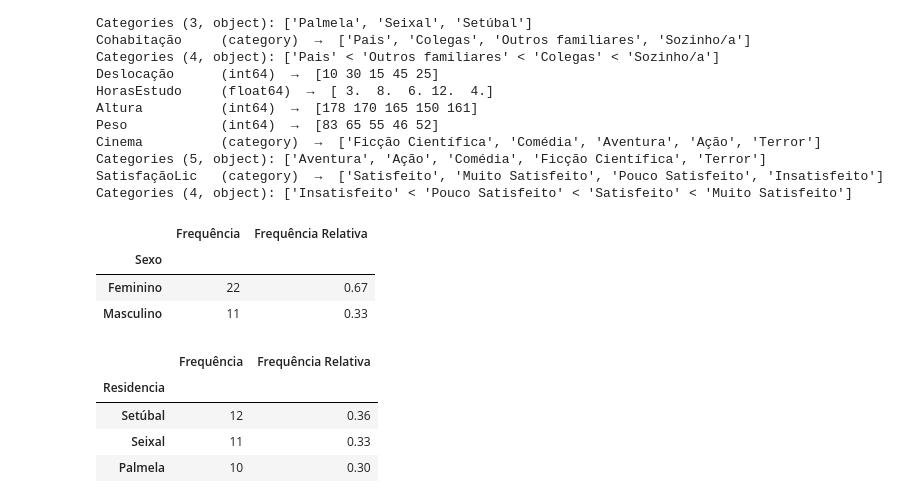
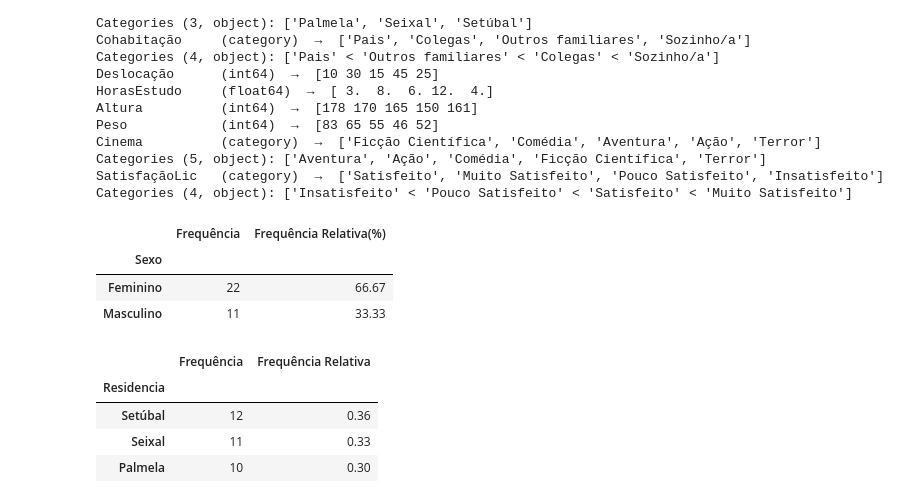
Before and after one commit to RuiRodrigues-lab/DataScienceFE, a Jupyter notebook: CP2.ipynb, the cells around one changed output. Drawn from its saved outputs; the diff is of its cells as text; code cells hidden in the pictures.

```diff
--- a/CP2.ipynb
+++ b/CP2.ipynb
@@ -117,11 +149,11 @@ Categories (4, object): ['Insatisfeito' < 'Pouco Satisfeito' < 'Satisfeito' < 'M
 # %%
 #Tabela Sexo
 freq_abs = df["Sexo"].value_counts() #Frequencias Absolutas
-freq_rel = df["Sexo"].value_counts(normalize=True).round(2) #Frequencias Relativas
+freq_rel = df["Sexo"].value_counts(normalize=True).round(4)*100 #Frequencias Relativas
 #Aqui juntamos ambas as columas que calculamos antes em uma tabela
 tabelaSexo = pd.DataFrame({
     "Frequência": freq_abs,
-    "Frequência Relativa": freq_rel
+    "Frequência Relativa(%)": freq_rel
 })
 
 #Tabela Residencia
@@ -131,37 +163,37 @@ tabelaResidencia = pd.DataFrame({
     "Frequência": freq_abs,
     "Frequência Relativa": freq_rel
 })
 
 #Tabela Cohabitação
 freq_abs = df["Cohabitação"].value_counts()
 freq_rel = df["Cohabitação"].value_counts(normalize=True).round(2)
 tabelaCohabitação = pd.DataFrame({
     "Frequência": freq_abs,
     "Frequência Relativa": freq_rel
 })
 
 #Tabela Cinema
 freq_abs = df["Cinema"].value_counts()
 freq_rel = df["Cinema"].value_counts(normalize=True).round(2)
 tabelaCinema = pd.DataFrame({
     "Frequência": freq_abs,
     "Frequência Relativa": freq_rel
 })
 
 #Tabela SatisfaçãoLic
 freq_abs = df["SatisfaçãoLic"].value_counts()
 freq_rel = df["SatisfaçãoLic"].value_counts(normalize=True).round(2)
 tabelaSatisfaçãoLic = pd.DataFrame({
     "Frequência": freq_abs,
     "Frequência Relativa": freq_rel
 })
 
 tabelaSexo
 # %% [output]
-|  | Frequência | Frequência Relativa |
+|  | Frequência | Frequência Relativa(%) |
 | Sexo |  |  |
-| Feminino | 22 | 0.67 |
-| Masculino | 11 | 0.33 |
+| Feminino | 22 | 66.67 |
+| Masculino | 11 | 33.33 |
 # %%
 tabelaResidencia
 # %% [output]
```
Also changed, not shown: parts of 3 cells of this notebook.
